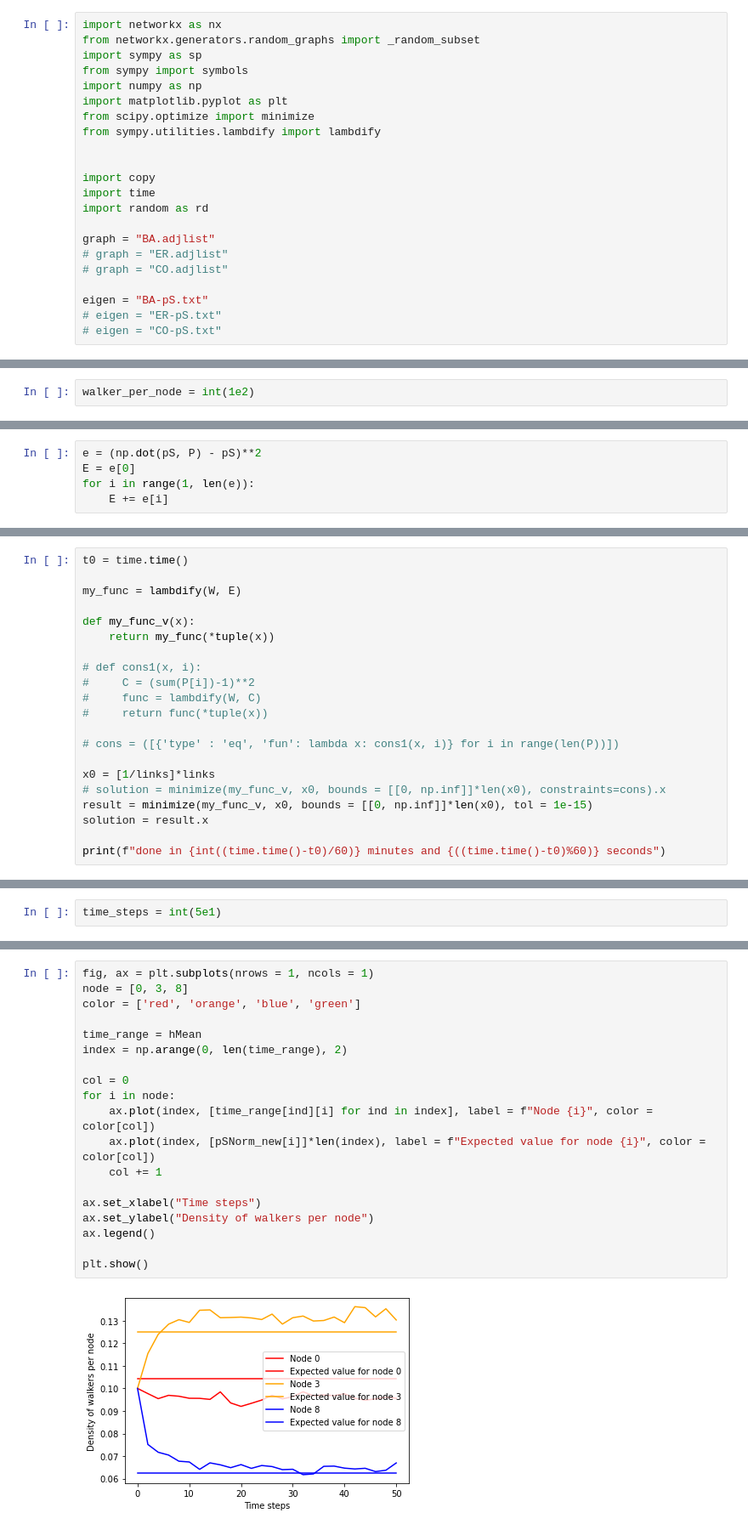
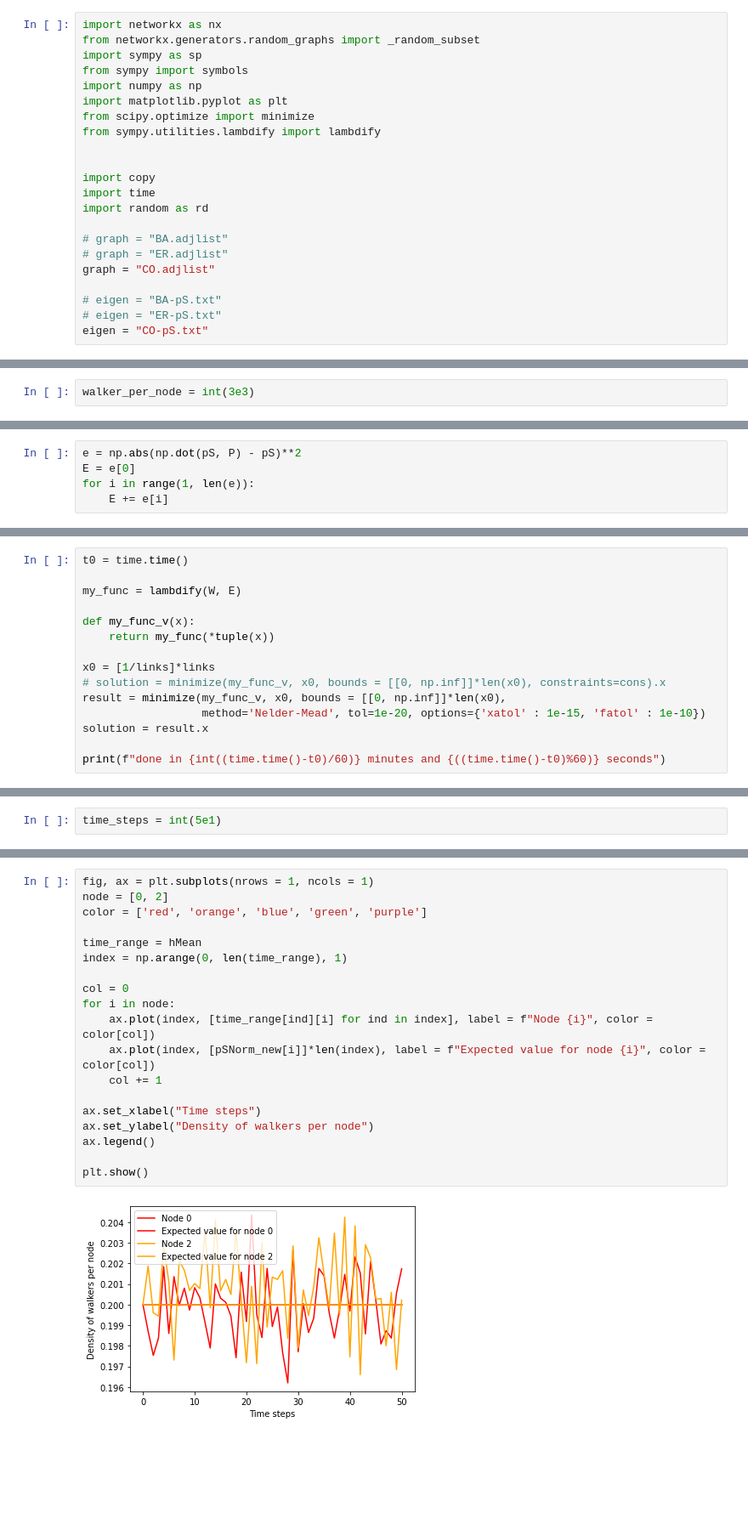
Before and after one commit to Ferri-00/Esame-Complessi, a Jupyter notebook: LinkRemoval.ipynb, the cells around one changed output, grey strips where cells are left out. Shown at 85% size. Drawn from its saved outputs; the diff is of its cells as text; blank space fills up the shorter version.

```diff
--- a/LinkRemoval.ipynb
+++ b/LinkRemoval.ipynb
@@ -13,10 +13,10 @@ import copy
 import time
 import random as rd
 
-graph = "BA.adjlist"
+# graph = "BA.adjlist"
 # graph = "ER.adjlist"
-# graph = "CO.adjlist"
+graph = "CO.adjlist"
 
-eigen = "BA-pS.txt"
+# eigen = "BA-pS.txt"
 # eigen = "ER-pS.txt"
-# eigen = "CO-pS.txt"
+eigen = "CO-pS.txt"
@@ -60,7 +60,7 @@ def dynamic_evolution(G, history = []):
         G.nodes[n]['N_i'] = evolution[int(n)]
     history += [evolution]
 # %%
-walker_per_node = int(1e2)
+walker_per_node = int(3e3)
 # %%
 long_history = [[]]
 for h in range(len(long_history)):
@@ -220,7 +219,7 @@ with open(eigen, "r") as file:
 pS = [float(i) for i in pS[:-1]]
 pS = np.round(pS, 5)
 # %%
-e = (np.dot(pS, P) - pS)**2
+e = np.abs(np.dot(pS, P) - pS)**2
 E = e[0]
 for i in range(1, len(e)):
     E += e[i]
@@ -237,16 +236,10 @@ my_func = lambdify(W, E)
 def my_func_v(x):
     return my_func(*tuple(x))
 
-# def cons1(x, i):
-#     C = (sum(P[i])-1)**2
-#     func = lambdify(W, C)
-#     return func(*tuple(x))
-
-# cons = ([{'type' : 'eq', 'fun': lambda x: cons1(x, i)} for i in range(len(P))])
-
 x0 = [1/links]*links
 # solution = minimize(my_func_v, x0, bounds = [[0, np.inf]]*len(x0), constraints=cons).x
-result = minimize(my_func_v, x0, bounds = [[0, np.inf]]*len(x0), tol = 1e-15)
+result = minimize(my_func_v, x0, bounds = [[0, np.inf]]*len(x0),
+                  method='Nelder-Mead', tol=1e-20, options={'xatol' : 1e-15, 'fatol' : 1e-10})
 solution = result.x
 
 print(f"done in {int((time.time()-t0)/60)} minutes and {((time.time()-t0)%60)} seconds")
@@ -419,21 +431,21 @@ print(sum([np.abs(h - k) for h, k in zip(hMean[-1], pSNorm_new)])/len(history[0]
 # %%
 fig, ax = plt.subplots(nrows = 1, ncols = 1)
-node = [0, 3, 8]
-color = ['red', 'orange', 'blue', 'green']
+node = [0, 2]
+color = ['red', 'orange', 'blue', 'green', 'purple']
 
 time_range = hMean
-index = np.arange(0, len(time_range), 2)
+index = np.arange(0, len(time_range), 1)
 
 col = 0
 for i in node:
     ax.plot(index, [time_range[ind][i] for ind in index], label = f"Node {i}", color = color[col])
     ax.plot(index, [pSNorm_new[i]]*len(index), label = f"Expected value for node {i}", color = color[col])
     col += 1
 
 ax.set_xlabel("Time steps")
 ax.set_ylabel("Density of walkers per node")
 ax.legend()
 
 plt.show()
 # %% [output]
-[figure, old version]
+[figure, new version]
```
Also changed, not shown: parts of 36 cells of this notebook, 5 other files.
